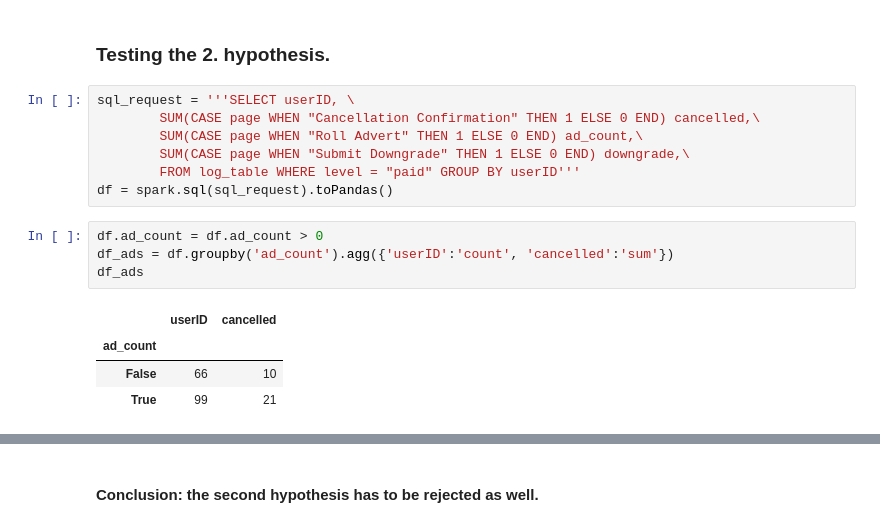
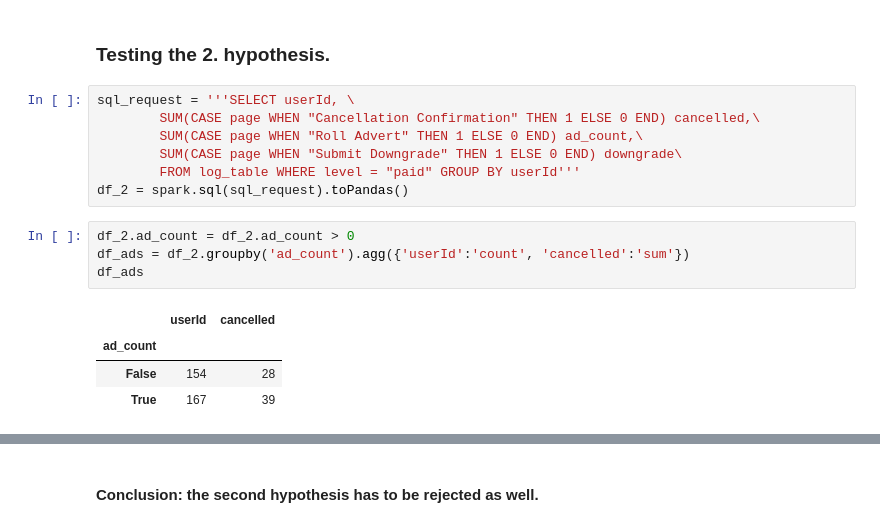
Before and after one commit to v1001/Sparkify_Churn_Prediction, a Jupyter notebook: Sparkify_Wrangling_Statistics.ipynb, the cells around one changed output, grey strips where cells are left out. Saved outputs shown, nothing was run; the diff lists cells and outputs as text.

```diff
--- a/Sparkify_Wrangling_Statistics.ipynb
+++ b/Sparkify_Wrangling_Statistics.ipynb
@@ -510,21 +510,21 @@ There is also no dependency between downgrade and cancellation at 0.05 significa
 # %% [markdown]
 ### Testing the 2. hypothesis.
 # %%
-sql_request = '''SELECT userID, \
+sql_request = '''SELECT userId, \
         SUM(CASE page WHEN "Cancellation Confirmation" THEN 1 ELSE 0 END) cancelled,\
         SUM(CASE page WHEN "Roll Advert" THEN 1 ELSE 0 END) ad_count,\
-        SUM(CASE page WHEN "Submit Downgrade" THEN 1 ELSE 0 END) downgrade,\
-        FROM log_table WHERE level = "paid" GROUP BY userID'''
-df = spark.sql(sql_request).toPandas()
+        SUM(CASE page WHEN "Submit Downgrade" THEN 1 ELSE 0 END) downgrade\
+        FROM log_table WHERE level = "paid" GROUP BY userId'''
+df_2 = spark.sql(sql_request).toPandas()
 # %%
-df.ad_count = df.ad_count > 0
-df_ads = df.groupby('ad_count').agg({'userID':'count', 'cancelled':'sum'})
+df_2.ad_count = df_2.ad_count > 0
+df_ads = df_2.groupby('ad_count').agg({'userId':'count', 'cancelled':'sum'})
 df_ads
 # %% [output]
-|  | userID | cancelled |
+|  | userId | cancelled |
 | ad_count |  |  |
-| False | 66 | 10 |
-| True | 99 | 21 |
+| False | 154 | 28 |
+| True | 167 | 39 |
 # %%
 pearson_chi2_test(df_ads, 0.95)
 # %% [output]
```
Also changed, not shown: parts of 34 cells of this notebook, 3 other files.
